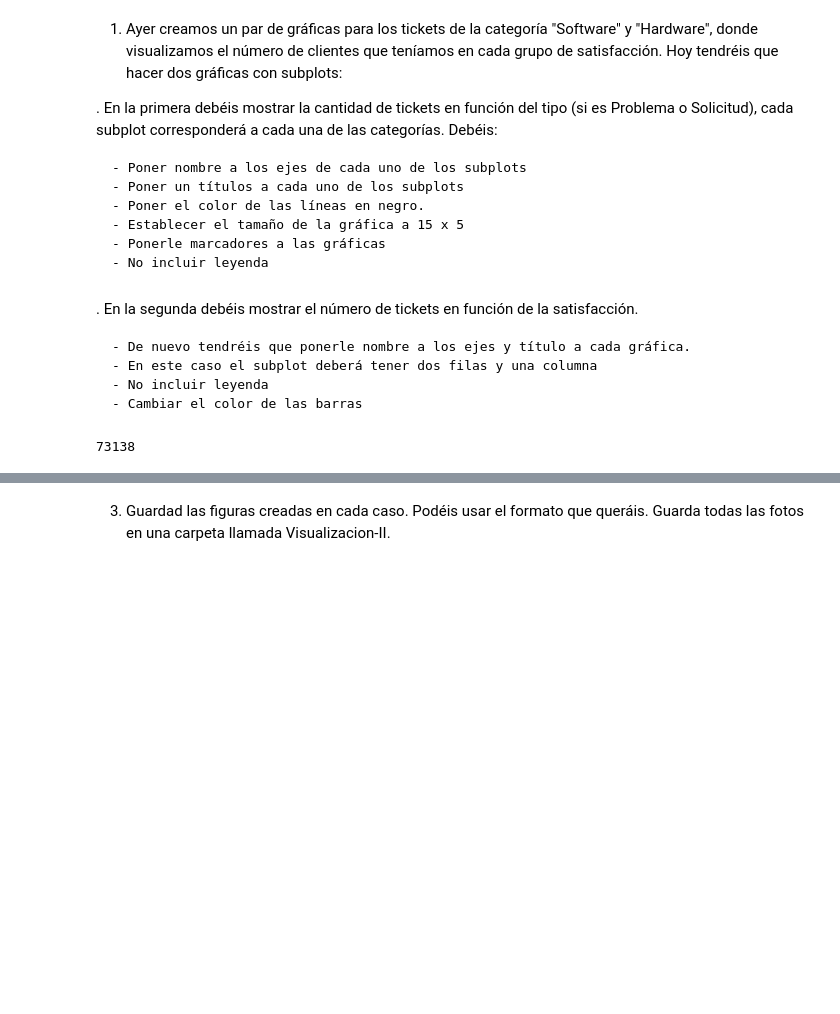
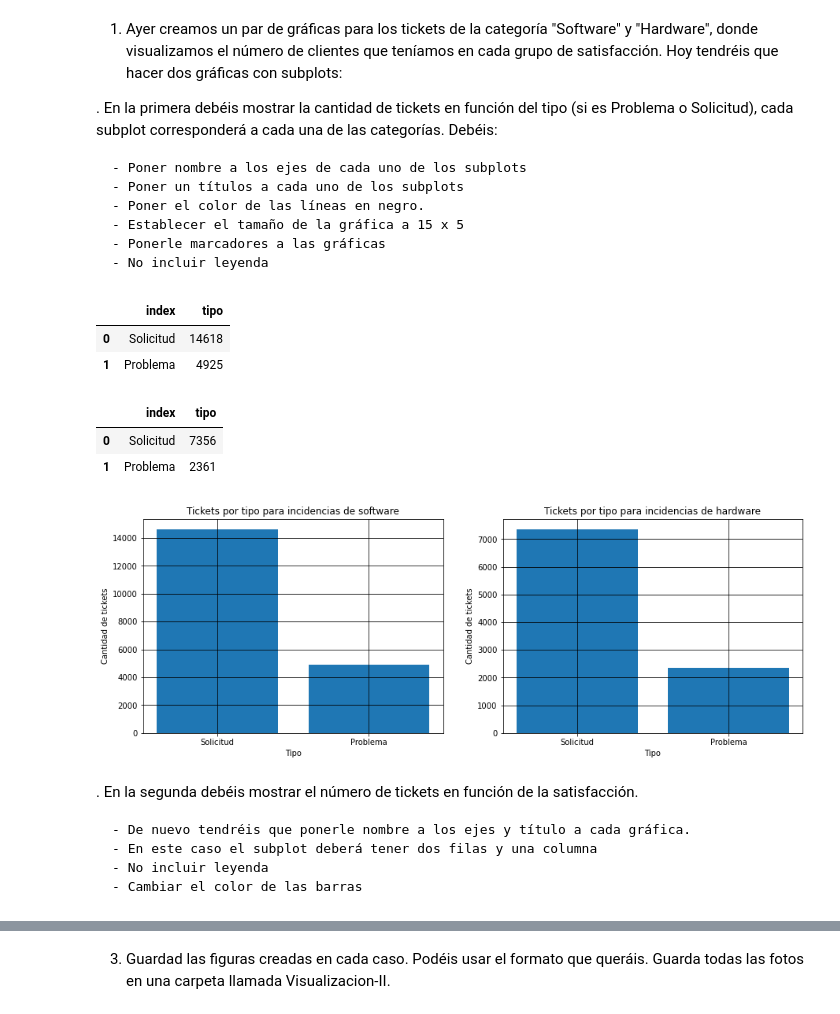
Before and after one commit to Adalab/promo-d-da-modulo2-sprint1-cristina-lidya, a Jupyter notebook: visualizacion/visualizacion-matplotlib-leccion2.ipynb, the cells around one changed output, grey strips where cells are left out. Drawn from its saved outputs; the diff is of its cells as text; code cells hidden in the pictures; blank space fills up the shorter version.

```diff
--- a/visualizacion/visualizacion-matplotlib-leccion2.ipynb
+++ b/visualizacion/visualizacion-matplotlib-leccion2.ipynb
@@ -79,14 +76,36 @@ numero_tickets
+# %%
+software = años_2016_2020[años_2016_2020["categoría"] == "Software"].reset_index()
+# %%
+hardware = años_2016_2020[años_2016_2020["categoría"] == "Hardware"].reset_index()
+# %%
+numero_tickets_software = software["tipo"].value_counts().reset_index()
+numero_tickets_software
+# %% [output]
+|  | index | tipo |
+| 0 | Solicitud | 14618 |
+| 1 | Problema | 4925 |
+# %%
+numero_tickets_hardware = hardware["tipo"].value_counts().reset_index()
+numero_tickets_hardware
+# %% [output]
+|  | index | tipo |
+| 0 | Solicitud | 7356 |
+| 1 | Problema | 2361 |
 # %%
 fig,ax = plt.subplots(1, 2, figsize = (15, 5))
-ax[0].hist(años_2016_2020[años_2016_2020["tipo"] == "Solicitud"], bins = 10)
-ax[1].hist(años_2016_2020[años_2016_2020["tipo"] == "Problema"], bins = 10)
-ax[0].set_xlabel("Solicitud")
-ax[1].set_xlabel("Problema")
-ax[0].set_title("Tickets por tipo: Solicitud")
-ax[1].set_title("Tickets por tipo: Problema")
-ax[0].set_grid(color = "k", linestyle = "-")
-ax[1].set_grid(color = "k", linestyle = "-")
+ax[0].bar(x = numero_tickets_software["index"], height = numero_tickets_software["tipo"])
+ax[1].bar(x = numero_tickets_hardware["index"], height = numero_tickets_hardware["tipo"])
+ax[0].set_xlabel("Tipo")
+ax[0].set_ylabel("Cantidad de tickets")
+ax[1].set_xlabel("Tipo")
+ax[1].set_ylabel("Cantidad de tickets")
+ax[0].set_title("Tickets por tipo para incidencias de software")
+ax[1].set_title("Tickets por tipo para incidencias de hardware")
+ax[0].grid(color = "k", linestyle = "-")
+ax[1].grid(color = "k", linestyle = "-")
 plt.show()
+# %% [output]
+[figure, added]
 # %% [markdown]
 
 . En la segunda debéis mostrar el número de tickets en función de la satisfacción.
@@ -95,8 +114,3 @@ plt.show()
     - En este caso el subplot deberá tener dos filas y una columna
     - No incluir leyenda
     - Cambiar el color de las barras
-# %%
-numero_tickets = años_2016_2020["tipo"].value_counts()
-numero_tickets[0]
-# %% [output]
-73138
```
Also changed, not shown: parts of 12 cells of this notebook, 3 other files.
